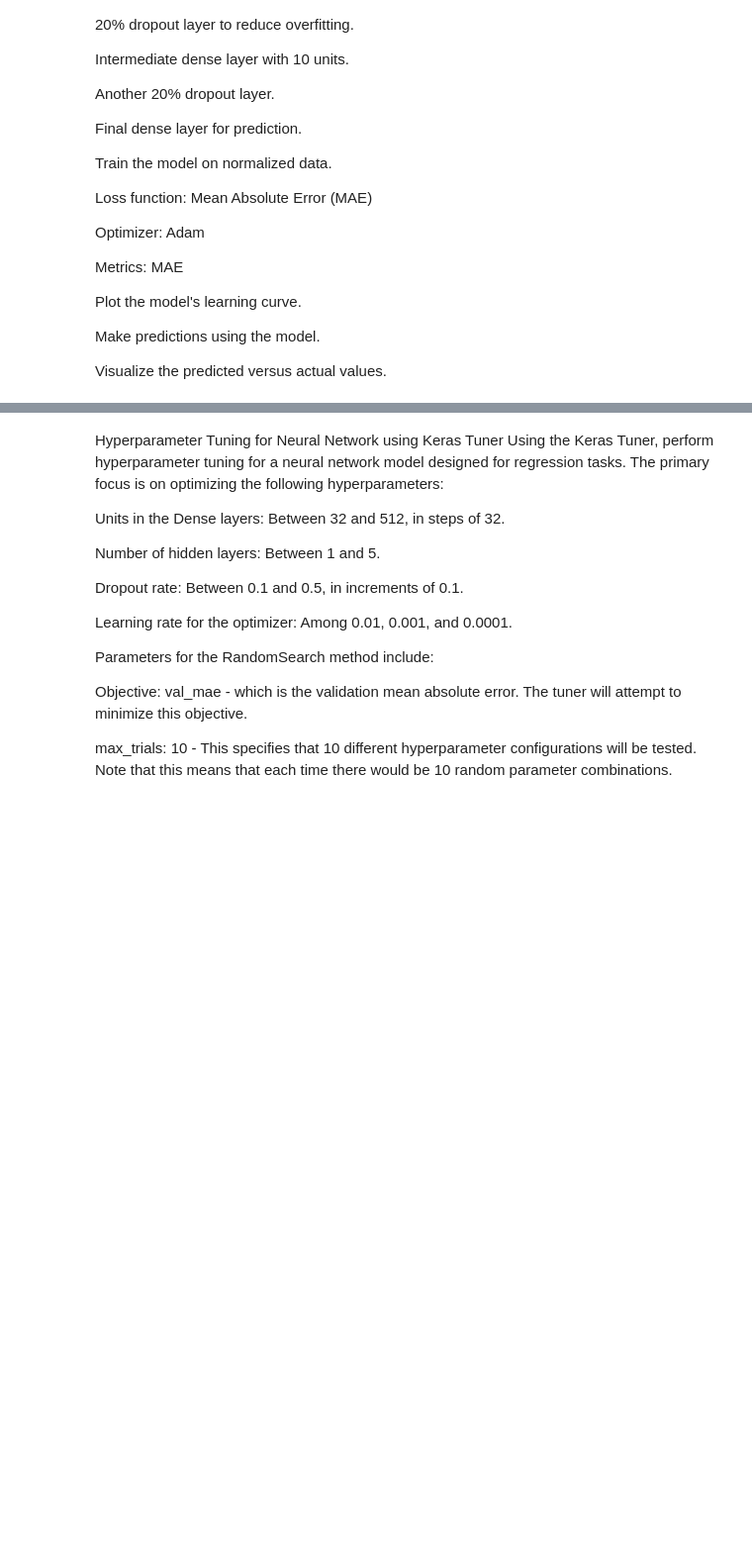
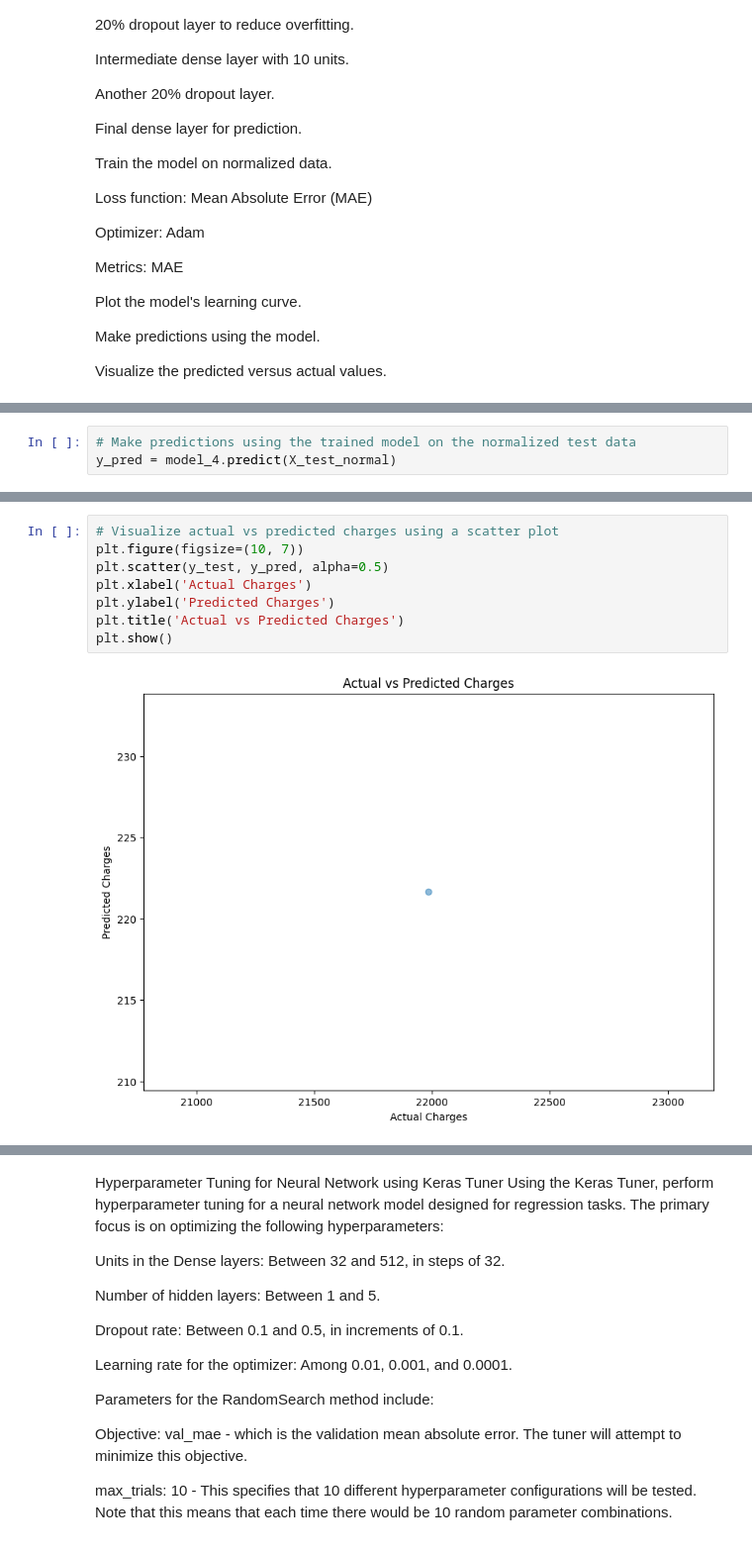
Before and after one commit to sentongo-web/LAB-SCENARIOS, a Jupyter notebook: insurance.ipynb, the cells around one changed output, grey strips where cells are left out. Shown at 99% size. Drawn from its saved outputs; the diff is of its cells as text; blank space fills up the shorter version.

```diff
--- a/insurance.ipynb
+++ b/insurance.ipynb
@@ -124,0 +441,3 @@ Visualize the predicted versus actual values.
+# %%
+# Make predictions using the trained model on the normalized test data
+y_pred = model_4.predict(X_test_normal)
@@ -124,0 +446,10 @@ Visualize the predicted versus actual values.
+# %%
+# Visualize actual vs predicted charges using a scatter plot
+plt.figure(figsize=(10, 7))
+plt.scatter(y_test, y_pred, alpha=0.5)
+plt.xlabel('Actual Charges')
+plt.ylabel('Predicted Charges')
+plt.title('Actual vs Predicted Charges')
+plt.show()
+# %% [output]
+[figure, added]
```
Also changed, not shown: parts of 41 cells of this notebook, 35 other files.
